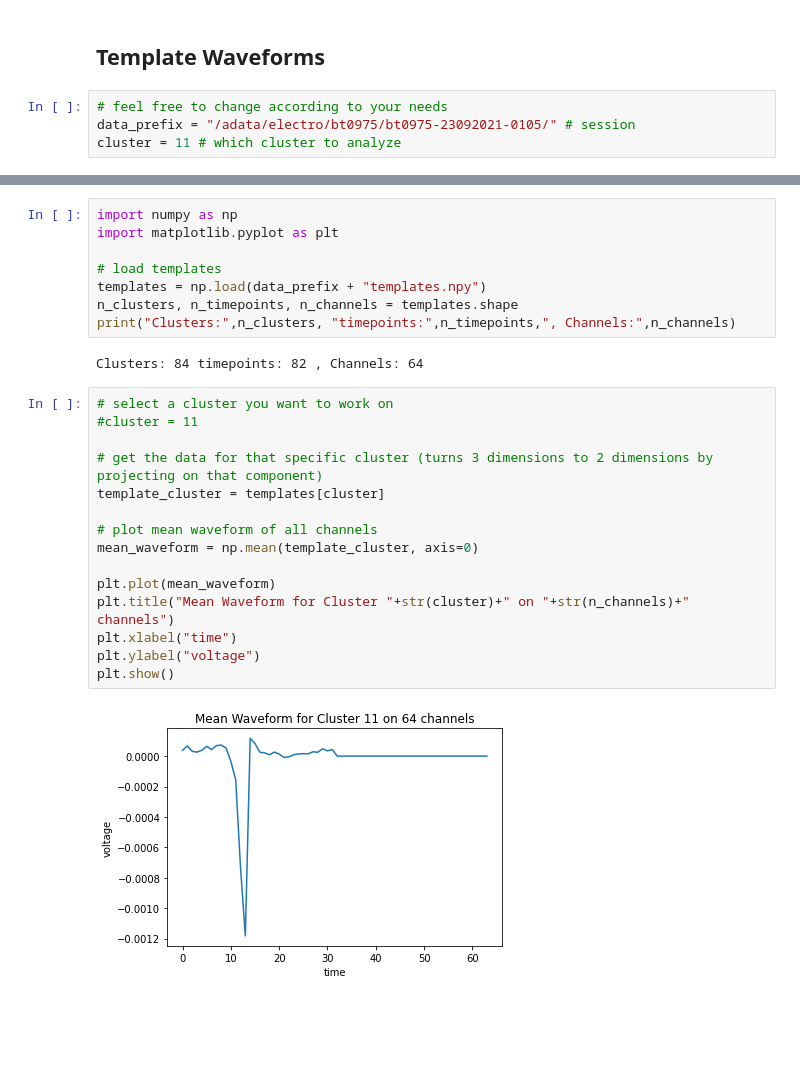
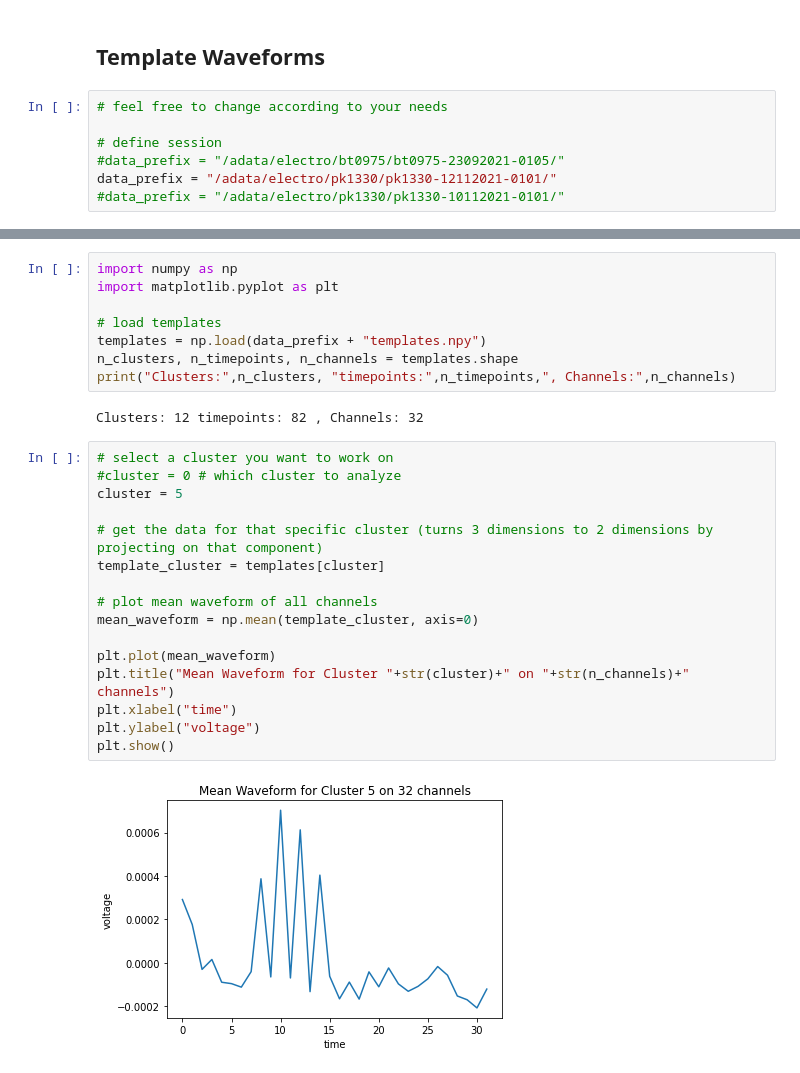
Before and after one commit to kevin-allen/spikeA, a Jupyter notebook: docs_notebooks/cluster_waveform_testing.ipynb, the cells around one changed output, grey strips where cells are left out. Saved outputs shown, nothing was run; the diff lists cells and outputs as text; blank space fills up the shorter version.

```diff
--- a/docs_notebooks/cluster_waveform_testing.ipynb
+++ b/docs_notebooks/cluster_waveform_testing.ipynb
@@ -2,5 +2,8 @@
 ## Template Waveforms
 # %%
 # feel free to change according to your needs
-data_prefix = "/adata/electro/bt0975/bt0975-23092021-0105/" # session
-cluster = 11 # which cluster to analyze
+
+# define session
+#data_prefix = "/adata/electro/bt0975/bt0975-23092021-0105/"
+data_prefix = "/adata/electro/pk1330/pk1330-12112021-0101/"
+#data_prefix = "/adata/electro/pk1330/pk1330-10112021-0101/"
@@ -13,23 +91,24 @@ templates = np.load(data_prefix + "templates.npy")
 n_clusters, n_timepoints, n_channels = templates.shape
 print("Clusters:",n_clusters, "timepoints:",n_timepoints,", Channels:",n_channels)
 # %% [output]
-Clusters: 84 timepoints: 82 , Channels: 64
+Clusters: 12 timepoints: 82 , Channels: 32
 # %%
 # select a cluster you want to work on
-#cluster = 11
+#cluster = 0 # which cluster to analyze
+cluster = 5
 
 # get the data for that specific cluster (turns 3 dimensions to 2 dimensions by projecting on that component)
 template_cluster = templates[cluster]
 
 # plot mean waveform of all channels
 mean_waveform = np.mean(template_cluster, axis=0)
 
 plt.plot(mean_waveform)
 plt.title("Mean Waveform for Cluster "+str(cluster)+" on "+str(n_channels)+" channels")
 plt.xlabel("time")
 plt.ylabel("voltage")
 plt.show()
 # %% [output]
-[figure, old version]
+[figure, new version]
 # %%
 # select some channels
```
Also changed, not shown: parts of 14 cells of this notebook.
